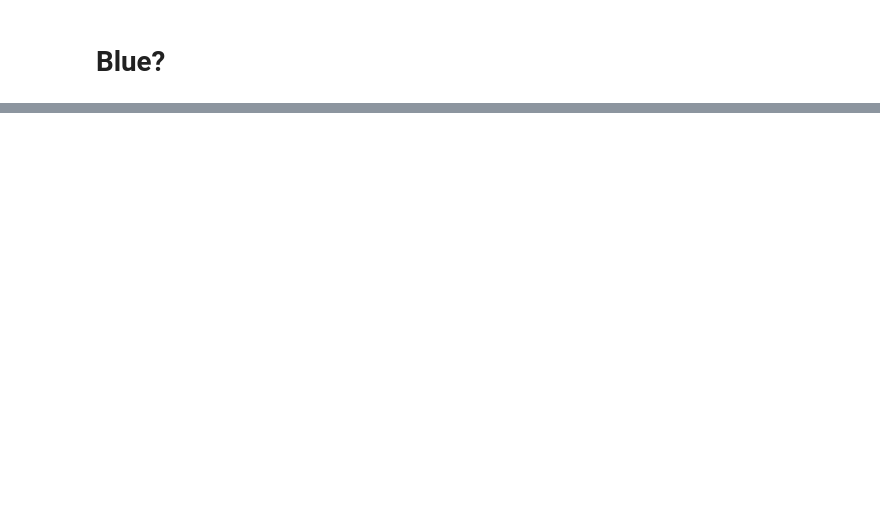
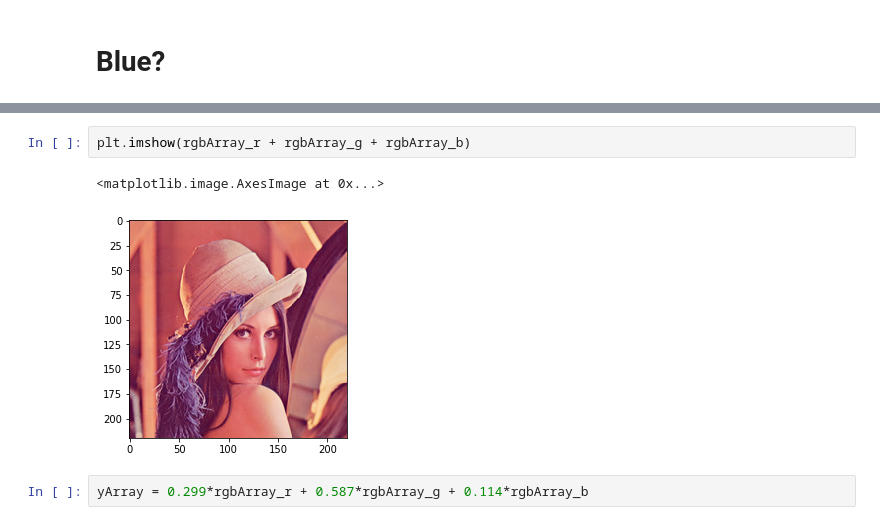
Before and after one commit to lucasnnobrega/DIP, a Jupyter notebook: Starting the project.ipynb, the cells around one changed output, grey strips where cells are left out. Saved outputs shown, nothing was run; the diff lists cells and outputs as text; blank space fills up the shorter version.

```diff
--- a/Starting the project.ipynb
+++ b/Starting the project.ipynb
@@ -94,0 +118,7 @@ plt.imshow(img_numpy[...,2], cmap="Blues")
+# %%
+plt.imshow(rgbArray_r + rgbArray_g + rgbArray_b)
+# %% [output]
+<matplotlib.image.AxesImage at 0x...>
+[figure, added]
+# %%
+yArray = 0.299*rgbArray_r + 0.587*rgbArray_g + 0.114*rgbArray_b
```
Also changed, not shown: parts of 17 cells of this notebook.
